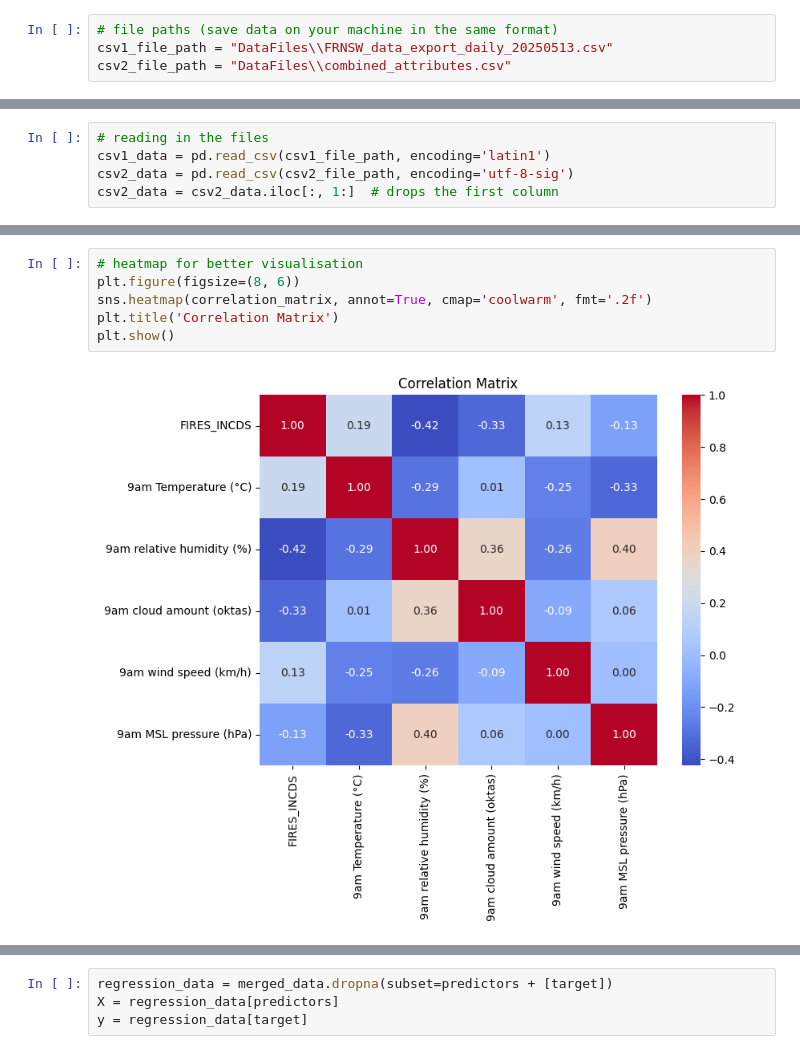
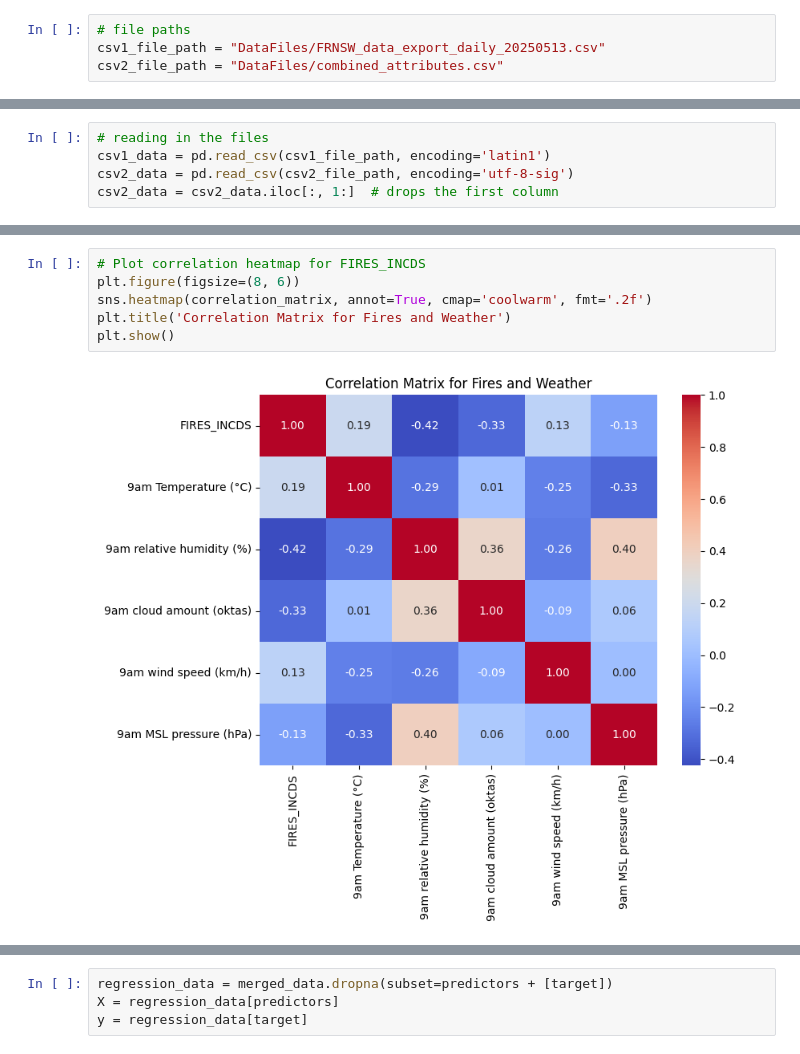
Before and after one commit to ilana01/weather_fire_analysis, a Jupyter notebook: data.ipynb, the cells around one changed output, grey strips where cells are left out. Saved outputs shown, nothing was run; the diff lists cells and outputs as text.

```diff
--- a/data.ipynb
+++ b/data.ipynb
@@ -5,9 +5,9 @@ import seaborn as sns
 import matplotlib.pyplot as plt
 from sklearn.linear_model import LinearRegression
 # %%
-# file paths (save data on your machine in the same format)
-csv1_file_path = "DataFiles\\FRNSW_data_export_daily_20250513.csv"
-csv2_file_path = "DataFiles\\combined_attributes.csv"
+# file paths
+csv1_file_path = "DataFiles/FRNSW_data_export_daily_20250513.csv"
+csv2_file_path = "DataFiles/combined_attributes.csv"
 # %%
 # expand the '~' to the full path
 csv1_file_path = os.path.expanduser(csv1_file_path)
@@ -103,9 +110,9 @@ FIRES_INCDS                                -0.424009
 # %%
-# heatmap for better visualisation
+# Plot correlation heatmap for FIRES_INCDS
 plt.figure(figsize=(8, 6))
 sns.heatmap(correlation_matrix, annot=True, cmap='coolwarm', fmt='.2f')
-plt.title('Correlation Matrix')
+plt.title('Correlation Matrix for Fires and Weather')
 plt.show()
 # %% [output]
-[figure, old version]
+[figure, new version]
 # %%
```
Also changed, not shown: parts of 56 cells of this notebook.
